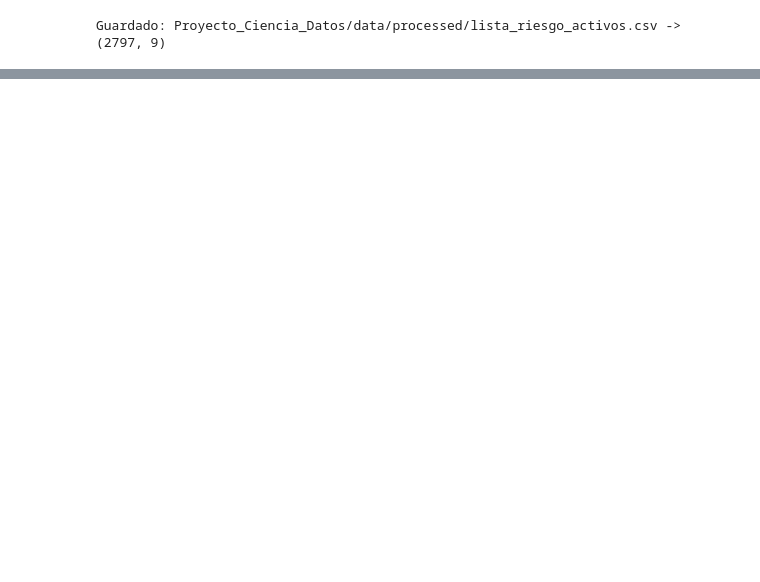
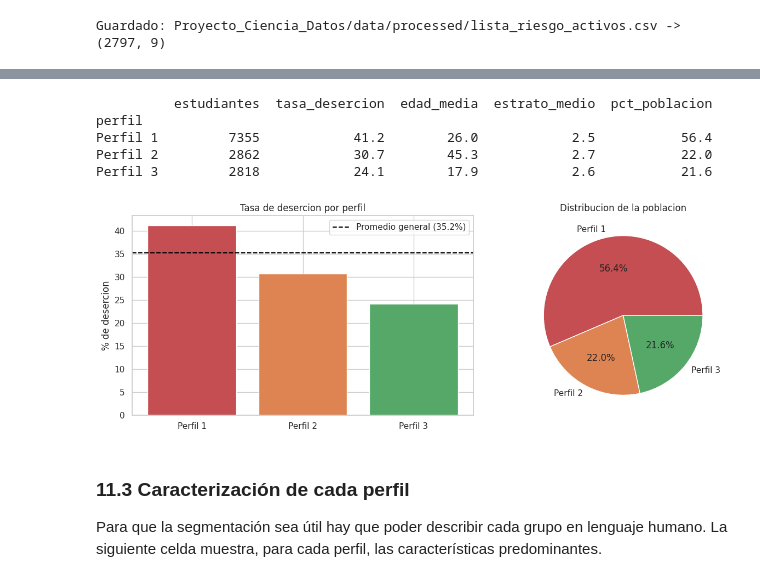
Before and after one commit to LuisBetancourt11/Proyecto_Ciencia_Datos, a Jupyter notebook: notebook/04_Modelado.ipynb, the cells around one changed output, grey strips where cells are left out. Saved outputs shown, nothing was run; the diff lists cells and outputs as text; code cells hidden in the pictures; blank space fills up the shorter version.

```diff
--- a/notebook/04_Modelado.ipynb
+++ b/notebook/04_Modelado.ipynb
@@ -454,0 +565,43 @@ Guardado: Proyecto_Ciencia_Datos/data/processed/lista_riesgo_activos.csv -> (279
+# %%
+K_OPTIMO = 3
+kmeans = KMeans(n_clusters=K_OPTIMO, random_state=SEMILLA, n_init=10)
+df['cluster'] = kmeans.fit_predict(X_pca)
+
+# Renombrar los clusters ordenados por tasa de desercion (1 = mayor riesgo)
+orden = df.groupby('cluster')['desercion'].mean().sort_values(ascending=False).index
+mapa_perfil = {c: f'Perfil {i}' for i, c in enumerate(orden, start=1)}
+df['perfil'] = df['cluster'].map(mapa_perfil)
+
+resumen = (df.groupby('perfil')
+             .agg(estudiantes=('desercion', 'size'),
+                  tasa_desercion=('desercion', 'mean'),
+                  edad_media=('edad', 'mean'),
+                  estrato_medio=('estrato', 'mean'))
+             .sort_values('tasa_desercion', ascending=False))
+resumen['tasa_desercion'] = (resumen['tasa_desercion'] * 100).round(1)
+resumen['pct_poblacion'] = (resumen['estudiantes'] / len(df) * 100).round(1)
+resumen = resumen.round(1)
+print(resumen.to_string())
+
+fig, axes = plt.subplots(1, 2, figsize=(13, 4.5))
+axes[0].bar(resumen.index, resumen['tasa_desercion'], color=['#C44E52', '#DD8452', '#55A868'])
+axes[0].axhline(df['desercion'].mean() * 100, color='black', linestyle='--',
+                label=f"Promedio general ({df['desercion'].mean()*100:.1f}%)")
+axes[0].set_ylabel('% de desercion'); axes[0].set_title('Tasa de desercion por perfil'); axes[0].legend()
+
+axes[1].pie(resumen['estudiantes'], labels=resumen.index, autopct='%1.1f%%',
+            colors=['#C44E52', '#DD8452', '#55A868'])
+axes[1].set_title('Distribucion de la poblacion')
+plt.tight_layout(); plt.show()
+# %% [output]
+          estudiantes  tasa_desercion  edad_media  estrato_medio  pct_poblacion
+perfil
+Perfil 1         7355            41.2        26.0            2.5           56.4
+Perfil 2         2862            30.7        45.3            2.7           22.0
+Perfil 3         2818            24.1        17.9            2.6           21.6
+[figure, added]
+# %% [markdown]
+### 11.3 Caracterización de cada perfil
+
+Para que la segmentación sea útil hay que poder describir cada grupo en lenguaje humano. La siguiente
+celda muestra, para cada perfil, las características predominantes.
```
Also changed, not shown: parts of 21 cells of this notebook.
